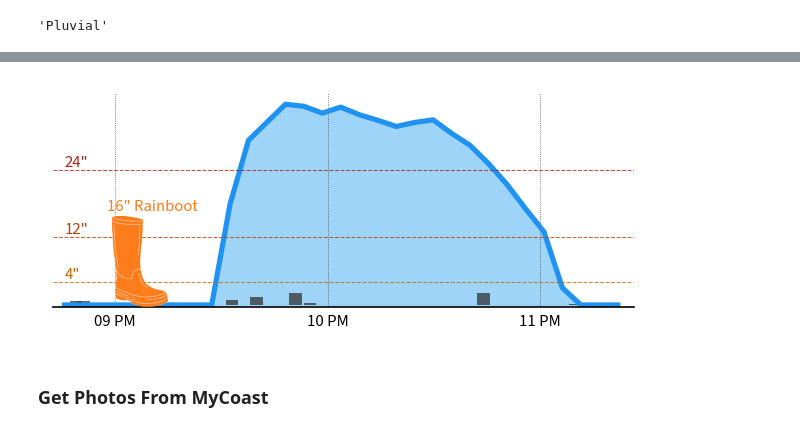
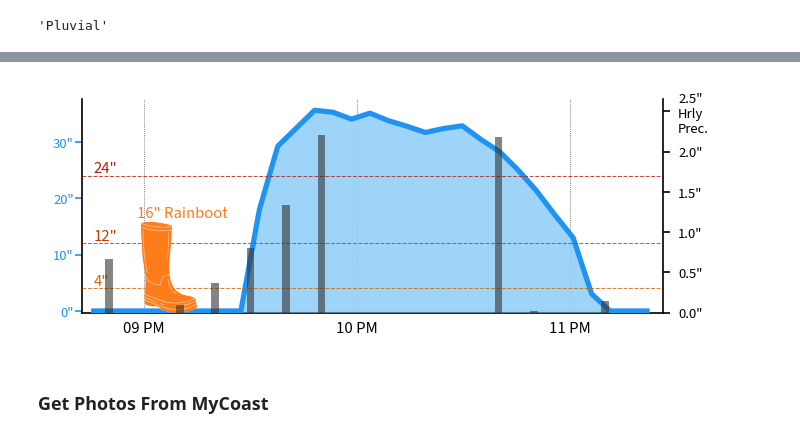
Before and after one commit to cankadir/FloodAnalysis, a Jupyter notebook: Local_Reports/Report_PY/PDF_Reporting.ipynb, the cells around one changed output, grey strips where cells are left out. Saved outputs shown, nothing was run; the diff lists cells and outputs as text; code cells hidden in the pictures.

Commit message:
Complete Image set

```diff
--- a/Local_Reports/Report_PY/PDF_Reporting.ipynb
+++ b/Local_Reports/Report_PY/PDF_Reporting.ipynb
@@ -225,9 +216,7 @@ Flood sensor locations + frequency of days with floods
 #### 311 Data
 # %%
 local_cdta = cdta[cdta['CDTALabel'] == cd_name ].to_crs(3857)
-polygon = local_cdta \
-                .dissolve() \
-                .to_crs(4326) \
+polygon = local_cdta.dissolve().to_crs(4326)
 
 polygon1 = polygon.copy()
 polygon1.geometry = polygon1.geometry.simplify(0.001).buffer( 0.002 ).simplify(0.001)
@@ -571,10 +560,10 @@ from matplotlib.ticker import MultipleLocator
 filtered_data = local_data.dropna( subset=['sensor_display_name'] ,axis=0 )
 
 # Single sensor
-# single_sensor = filtered_data[ filtered_data['deployment_id'] == highlighted_sensor['deployment_id'].values[0] ].copy()
+single_sensor = filtered_data[ filtered_data['deployment_id'] == highlighted_sensor['deployment_id'].values[0] ].copy()
 
 # All neighborhood sensors
-single_sensor = filtered_data.copy()
+# single_sensor = filtered_data.copy()
 
 f = '1D'
 single_sensor_1h = single_sensor.groupby(pd.Grouper(key='time_NY', freq=f)).agg({'clean_depth_in':'max'}).reset_index()
@@ -642,7 +631,7 @@ for i,year in enumerate( single_sensor_1h[single_sensor_1h['clean_depth_in'] > 0
         ax.axvspan( event_converted_startdate , event_converted_enddate , ec='#ff7f0e', fc='none', alpha=1 , zorder=150 )
 
 
-plt.tight_layout(pad=0)
+plt.tight_layout( pad=0, h_pad=0.05 )
 fig.savefig( os.path.join( visual_folder , "flood_timeline.png" ) ,bbox_inches='tight', transparent="True" , pad_inches=0 , dpi=150 )
 # %% [output]
 2021-09-01 21:27:30 2021-09-01 23:11:30
@@ -682,8 +667,8 @@ if flood_type == 'Coastal':
     background_data = tidal.copy()
 
 if flood_type == 'Pluvial':
-    event_startdate_ext = event_startdate - pd.Timedelta( days = 2 )
-    event_enddate_ext = event_enddate + pd.Timedelta( days = 2 )
+    event_startdate_ext = event_startdate - pd.Timedelta( days = 1 )
+    event_enddate_ext = event_enddate + pd.Timedelta( days = 1 )
 
     url = f'https://api.weather.com/v1/location/KLGA:9:US/observations/historical.json?apiKey=e1f10a1e78da46f5b10a1e78da96f525&units=e&startDate={event_startdate_ext.year}{str(event_startdate_ext.month).zfill(2)}{str( event_startdate_ext.day ).zfill(2)}&endDate={event_enddate_ext.year}{str(event_enddate_ext.month).zfill(2)}{str( event_enddate_ext.day ).zfill(2)}'
     rain = requests.get(url).json()
@@ -711,56 +707,82 @@ event_end_time_NY =  event_enddate.tz_convert('America/New_York').tz_localize(No
 # Filter data
 single_sensor['time_NY'] = single_sensor['time_NY'].dt.tz_localize(None)
 filtered_data = single_sensor[ (single_sensor['time_NY'] >= event_start_time_NY ) & (single_sensor['time_NY'] <= event_end_time_NY ) ]
 
 fig,ax = plt.subplots( figsize=(5,1.85) , dpi=150 )
-sns.despine(left=True, ax=ax )
+sns.despine(left=False, ax=ax )
 
 # PLOT
-ax.plot( filtered_data['time_NY'], filtered_data['clean_depth_in'], lw=2.5, color='#2093f2' )
-ax.fill_between( filtered_data['time_NY'], filtered_data['clean_depth_in'], color="#92d0f7", alpha=0.9 )
-
-# Flood Measures
-grid_colors = ['#ca6702','#bb3e03','#ae2012']
-[ ax.axhline(t, ls='--', lw=0.5, alpha=0.8, color=grid_colors[n]) for n,t in enumerate([4,12,24]) ]
-[ ax.annotate(f'{t}"', xy=( filtered_data['time_NY'].min() , t) ,color=grid_colors[n], va='bottom', ha='left', fontsize=8 ) for n,t in enumerate([4,12,24]) ]
-
-# Ticks formatting
-ax.grid(axis='x', color='#333', lw=0.35, ls=":")
-ax.tick_params(axis='y', left=False, labelleft=False )
-ax.xaxis.set_major_locator( mdates.HourLocator(interval=1) )
-ax.xaxis.set_major_formatter(mdates.DateFormatter('%I %p'))
-ax.tick_params( axis='x', labelsize=8 , pad=0.5, bottom=False )
+ax.plot( filtered_data['time_NY'], filtered_data['clean_depth_in'], lw=2.5, color='#2093f2' , zorder=10 , label='Flooding' )
+ax.fill_between( filtered_data['time_NY'], filtered_data['clean_depth_in'], color="#92d0f7", alpha=0.9 , zorder=9 )
 
 # Make sure the y-axis is always higher than 18"
 ax.set_xlim( event_start_time_NY , event_end_time_NY )
 if filtered_data['clean_depth_in'].max() + 2 > 18:
     ax.set_ylim( -0.3 , filtered_data['clean_depth_in'].max() + 2 )
 else:
     ax.set_ylim( -0.3 , 18 )
 
 # RAIN FALL or TIDE
-# background_data['cumulative_precip'] = background_data['precip_hrly'].cumsum()
-# # make sure cumulative_precip starts from 0 by subracting the event_start_time_NY value from it
-# background_data['cumulative_precip'] = background_data['cumulative_precip'] - background_data[ background_data['time_NY'].round('1h') == event_start_time_NY.round('1h') ]['cumulative_precip'].values[0]
-# ax.plot( background_data['time_NY'], background_data['cumulative_precip'] , lw=0.35 , ls='--', color='#333', alpha=0.75 )
-# ax.annotate( 'Cumulative Rainfall' , xy=(  event_end_time_NY , background_data[ background_data['time_NY'].round('1h') == event_end_time_NY.round('1h') ]['cumulative_precip'].values[0] ) , ha='right', va='bottom', fontsize=7.5 , color='#333', alpha=0.75 )
-plt.bar( background_data['time_NY'], background_data['precip_hrly'] , width=0.0025 , fc='#333', ec='none', alpha=0.75 )
+
+if flood_type == 'Pluvial':
+
+    ax2 = ax.twinx()
+    # filter backgorund data
+    background_data_filtered = background_data[ (background_data['time_NY'] >= event_start_time_NY ) & (background_data['time_NY'] <= event_end_time_NY ) ]
+    background_data_filtered = background_data_filtered.groupby( pd.Grouper(key='time_NY', freq='10min') ).agg({'precip_hrly':'max'}).reset_index()
+    ax2.bar( background_data_filtered['time_NY'], background_data_filtered['precip_hrly'] , width=0.0015 , fc='#333', ec='none', alpha=0.6 , zorder=5, label='Hourly Precipitaion' )
+    ax2.set_xlim( event_start_time_NY , event_end_time_NY )
+
+    for i in ['left','top','bottom']: ax2.spines[i].set_visible(False)
+    ax2.yaxis.tick_right()
+    ax2.tick_params(axis='y',which='both',left=False, labelleft=False , labelsize=7 )
+
+    # # add " to highset y-tick
+    ax2.set_yticklabels( [f'{t}"\nHrly\nPrec.' if t==ax2.get_yticks()[-1] else f'{t}"' for t in ax2.get_yticks()] )
+    ax2.set_ylim( 0 , background_data['precip_hrly'].max() * 1.2 )
+else:
+    print('Coastal')
+    # ax.plot( background_data['time_NY'], background_data['cumulative_precip'] , lw=0.35 , ls='--', color='#333', alpha=0.75 )
+    # ax.annotate( 'Cumulative Rainfall' , xy=(  event_end_time_NY , background_data[ background_data['time_NY'].round('1h') == event_end_time_NY.round('1h') ]['cumulative_precip'].values[0] ) , ha='right', va='bottom', fontsize=7.5 , color='#333', alpha=0.75 )
+
+# Flood Measures
+grid_colors = ['#ca6702','#bb3e03','#ae2012']
+[ ax.axhline(t, ls='--', lw=0.5, alpha=0.8, color=grid_colors[n] , zorder=11) for n,t in enumerate([4,12,24])  ]
+[ ax.annotate(f'{t}"', xy=( filtered_data['time_NY'].min() , t) ,color=grid_colors[n], va='bottom', ha='left', fontsize=8 , zorder=11 ) for n,t in enumerate([4,12,24]) ]
+
+# Ticks formatting
+ax.grid(axis='x', color='#333', lw=0.35, ls=":", zorder = 14 )
+ax.tick_params(axis='y', which='both', left=True, labelleft=True , labelsize=7 , pad=0.5, color='#2093f2' )
+
+ax.set_yticklabels( [f'{i:.0f}"' for i in ax.get_yticks()] , color='#2093f2' )
+
+ax.xaxis.set_major_locator( mdates.HourLocator(interval=1) )
+ax.xaxis.set_major_formatter(mdates.DateFormatter('%I %p'))
+ax.tick_params( axis='x', labelsize=8 , pad=0.5, bottom=False )
 
 
 # RAINBOOT
 # A new axis is formed -> height of the axis is plot height / flood height, to match 16
 rainboot = r"C:\Users\cansu\Dropbox\FloodNet_Report_Automation\DATA\rainboot_16inch_orange-01.png"
 rainboot = plt.imread( rainboot , format='png' )
 height_ratio = 16 / (ax.get_ylim()[1] - ax.get_ylim()[0])
 axin = ax.inset_axes( [0.05 , 0 , 0.2 , height_ratio ]  )    # create new inset axes in data coordinates
-axin.imshow( rainboot )
+axin.imshow( rainboot , zorder=100 )
 axin.axis('off')
+
+# order plots
+ax.set_zorder(2)
+ax.set_facecolor("none")
+ax2.set_zorder(3)
+ax2.set_facecolor("none")
+axin.set_zorder(100)
+axin.set_facecolor("none")
 
 ax.annotate( '16" Rainboot' , xy=( 0.25 , height_ratio + 0.01 ), xycoords='axes fraction' , ha='right', va='bottom', fontsize=8 , color='#FF7C1A' )
 
 fig.savefig( os.path.join( visual_folder , "flood_timeline_zoom.png" ) ,bbox_inches='tight', transparent="True" , pad_inches=0 , dpi=150 )
 # %% [output]
-[figure, old version]
+[figure, new version]
 # %% [markdown]
 ### Get Photos From MyCoast
 # %%
```
Also changed, not shown: parts of 18 cells of this notebook.
